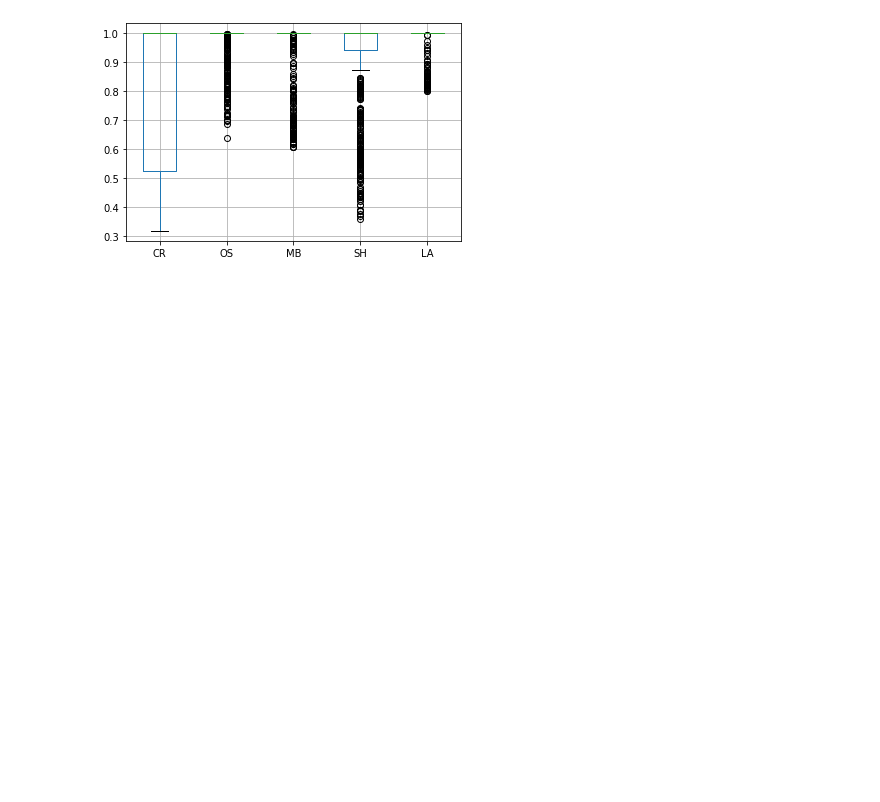
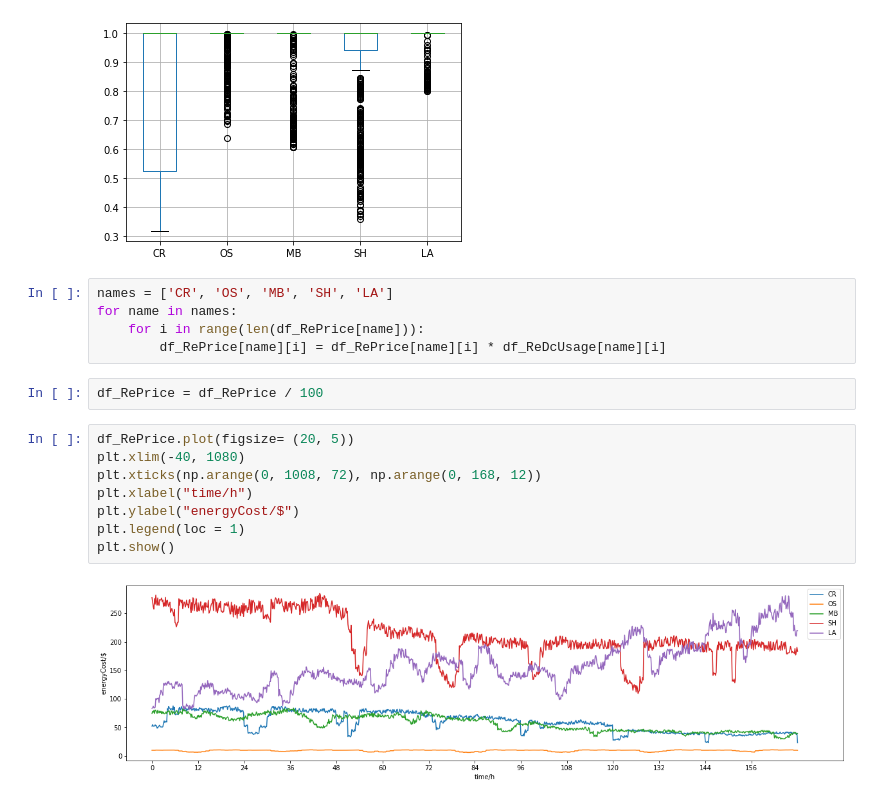
Before and after one commit to pmzhu444/CloudSimPerSimple, a Jupyter notebook: experiment_data/nearest_week.ipynb, the cells around one changed output. Saved outputs shown, nothing was run; the diff lists cells and outputs as text; blank space fills up the shorter version.

```diff
--- a/experiment_data/nearest_week.ipynb
+++ b/experiment_data/nearest_week.ipynb
@@ -132,3 +139,20 @@ df.boxplot()
 # %% [output]
 <AxesSubplot:>
 [figure]
+# %%
+names = ['CR', 'OS', 'MB', 'SH', 'LA']
+for name in names:
+    for i in range(len(df_RePrice[name])):
+        df_RePrice[name][i] = df_RePrice[name][i] * df_ReDcUsage[name][i]
+# %%
+df_RePrice = df_RePrice / 100
+# %%
+df_RePrice.plot(figsize= (20, 5))
+plt.xlim(-40, 1080)
+plt.xticks(np.arange(0, 1008, 72), np.arange(0, 168, 12))
+plt.xlabel("time/h")
+plt.ylabel("energyCost/$")
+plt.legend(loc = 1)
+plt.show()
+# %% [output]
+[figure, added]
```
Also changed, not shown: parts of 1 cell of this notebook, 14 other files.
